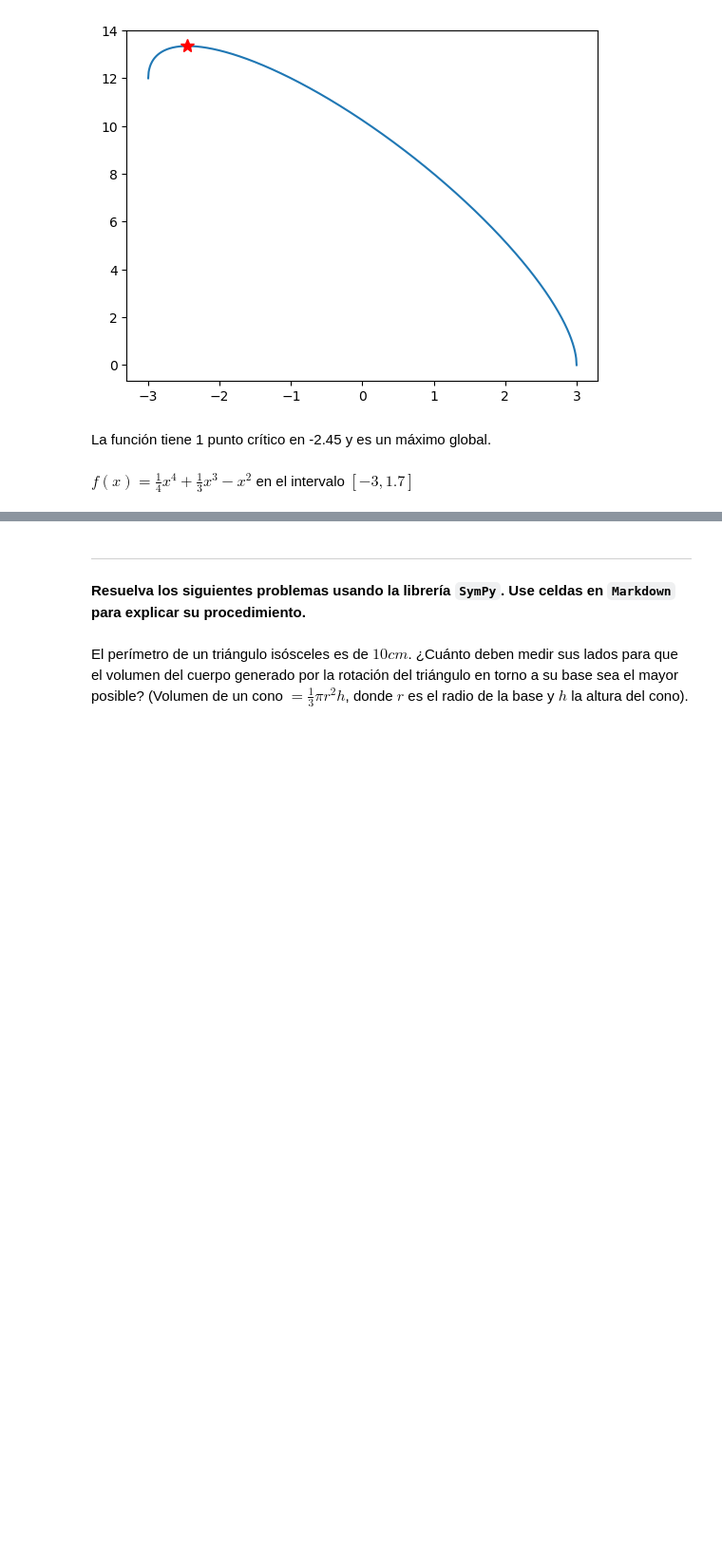
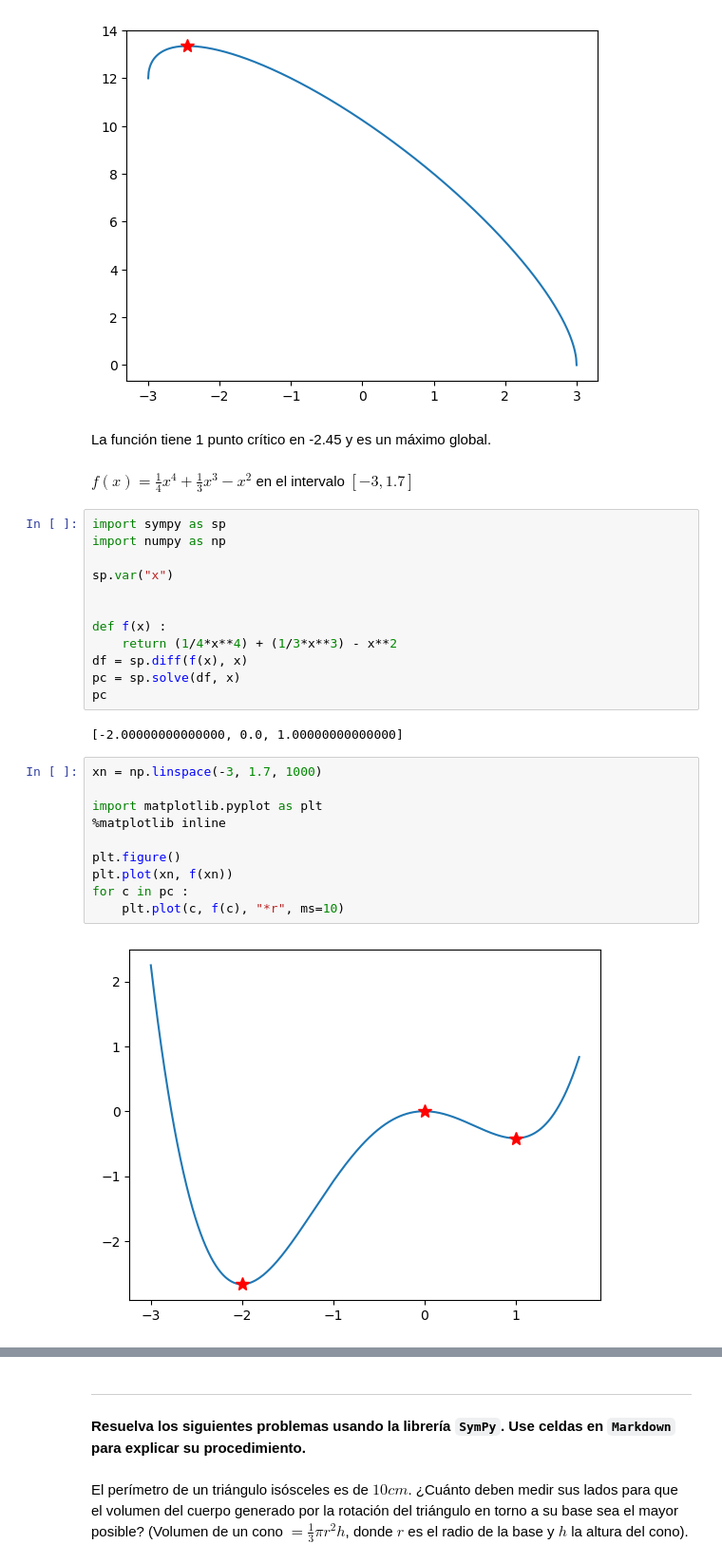
Before and after one commit to ivanna1030/Simulacion-O2023, a Jupyter notebook: notebooks_tarea3.ipynb, the cells around one changed output, grey strips where cells are left out. Shown: that part at 95% size. Saved outputs shown, nothing was run; the diff lists cells and outputs as text; blank space fills up the shorter version.

```diff
--- a/notebooks_tarea3.ipynb
+++ b/notebooks_tarea3.ipynb
@@ -98,3 +98,29 @@ plt.plot(pc[0], f(pc[0]), "*r", ms=10)
 La función tiene 1 punto crítico en -2.45 y es un máximo global.
 # %% [markdown]
 $f(x)=\frac{1}{4}x^4+\frac{1}{3}x^3-x^2$ en el intervalo $[-3,1.7]$
+# %%
+import sympy as sp
+import numpy as np
+
+sp.var("x")
+
+
+def f(x) :
+    return (1/4*x**4) + (1/3*x**3) - x**2
+df = sp.diff(f(x), x)
+pc = sp.solve(df, x)
+pc
+# %% [output]
+[-2.00000000000000, 0.0, 1.00000000000000]
+# %%
+xn = np.linspace(-3, 1.7, 1000)
+
+import matplotlib.pyplot as plt
+%matplotlib inline
+
+plt.figure()
+plt.plot(xn, f(xn))
+for c in pc :
+    plt.plot(c, f(c), "*r", ms=10)
+# %% [output]
+[figure, added]
```
Also changed, not shown: parts of 22 cells of this notebook.
